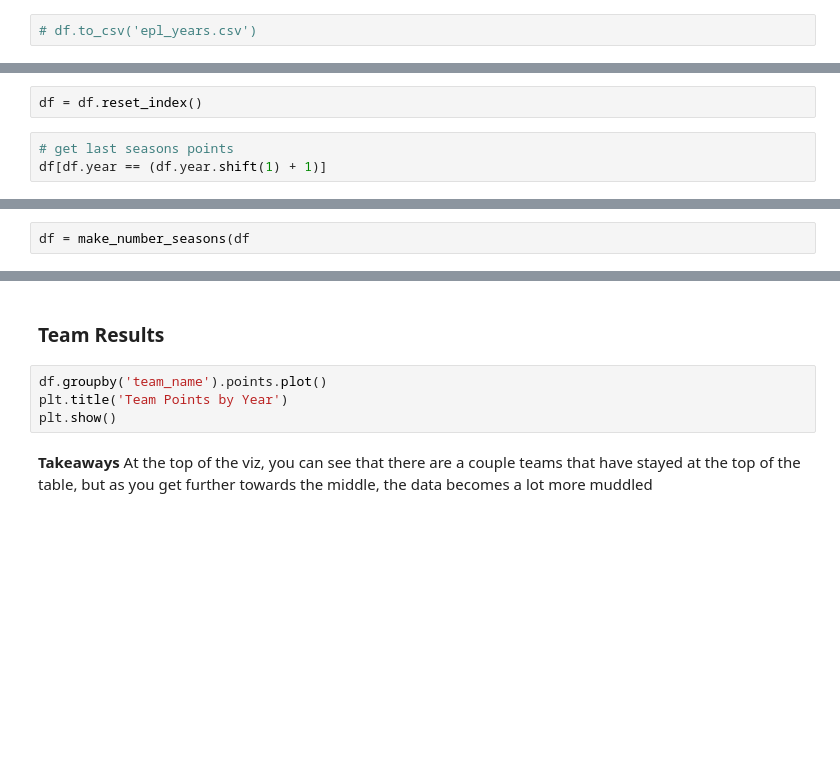
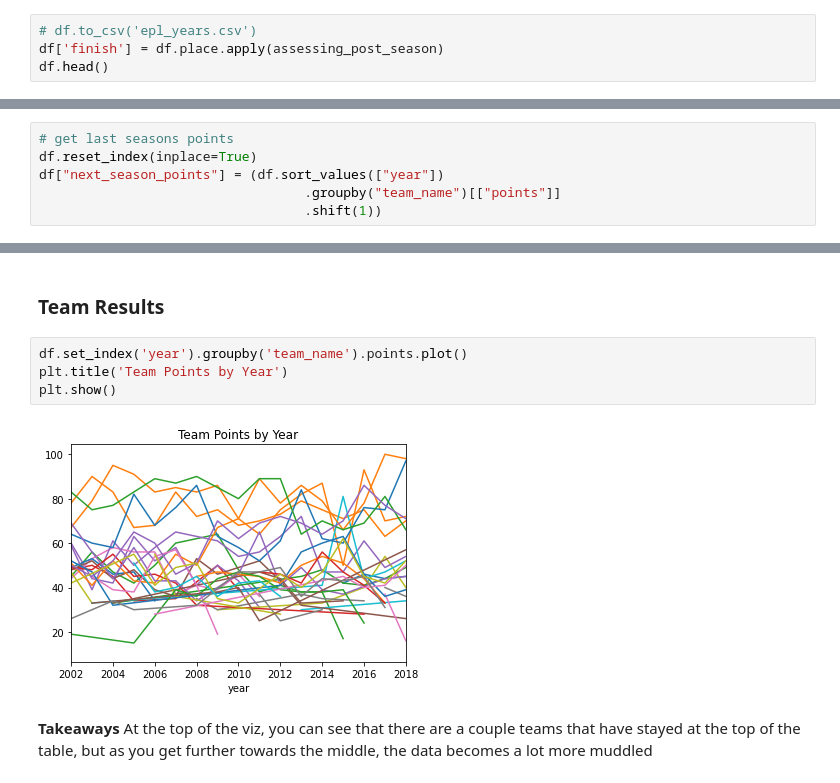
Before and after one commit to noahmelngailis/football_time_series, a Jupyter notebook: EPL_Notebook.ipynb, the cells around one changed output, grey strips where cells are left out. Drawn from its saved outputs; the diff is of its cells as text; blank space fills up the shorter version.

```diff
--- a/EPL_Notebook.ipynb
+++ b/EPL_Notebook.ipynb
@@ -30,2 +42,4 @@ df = epl_aq_all()
 # %%
 # df.to_csv('epl_years.csv')
+df['finish'] = df.place.apply(assessing_post_season)
+df.head()
@@ -32,5 +53,6 @@ df = epl_aq_all()
-# %%
-df = df.reset_index()
 # %%
 # get last seasons points
-df[df.year == (df.year.shift(1) + 1)]
+df.reset_index(inplace=True)
+df["next_season_points"] = (df.sort_values(["year"])
+                                  .groupby("team_name")[["points"]]
+                                  .shift(1))
@@ -60,2 +58,0 @@ def make_number_seasons(df):
-# %%
-df = make_number_seasons(df
@@ -72,9 +114,11 @@ df.describe()
 # %% [markdown]
 ### Team Results
 # %%
-df.groupby('team_name').points.plot()
+df.set_index('year').groupby('team_name').points.plot()
 plt.title('Team Points by Year')
 plt.show()
+# %% [output]
+[figure, added]
 # %% [markdown]
 **Takeaways** At the top of the viz, you can see that there are a couple teams that have stayed at the top of the table, but as you get further towards the middle, the data becomes a lot more muddled
 # %%
```
Also changed, not shown: parts of 29 cells of this notebook.
